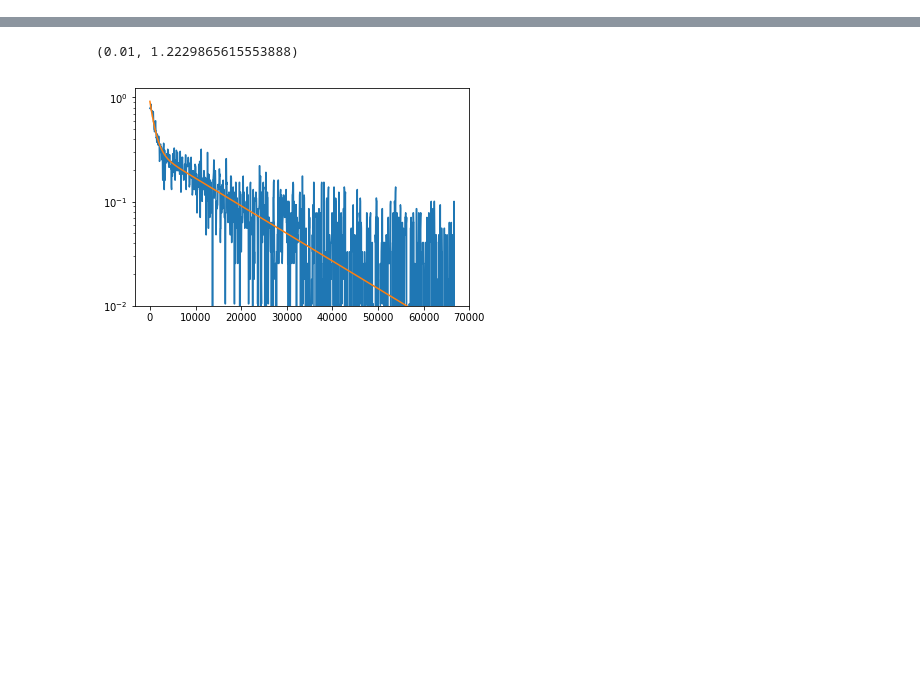
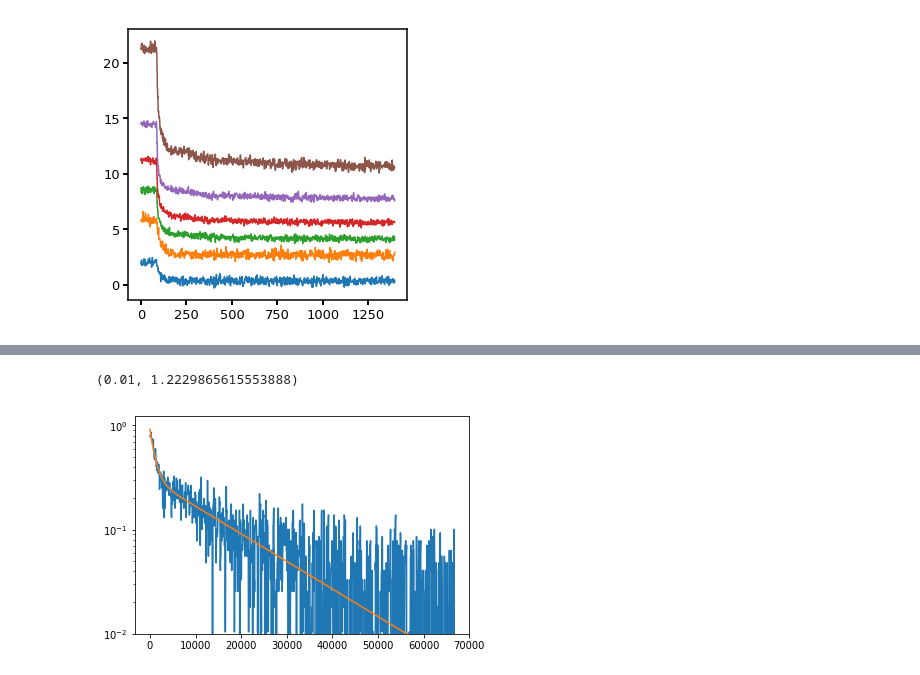
Before and after one commit to xuejianma/LabTools, a Jupyter notebook: lifeTimeProcesses.ipynb, the cells around one changed output, grey strips where cells are left out. Cells and saved outputs as stored; diff of their text form; code cells hidden in the pictures; blank space fills up the shorter version.

```diff
--- a/lifeTimeProcesses.ipynb
+++ b/lifeTimeProcesses.ipynb
@@ -73,0 +221,16 @@ plt.tight_layout()
+# %%
+%matplotlib inline
+HTL_root = "../Perovskite/HTL_ETL2/HTL_gloveBox/Data/"
+
+HTL_intensity_files = ["2020-06-25_7kHz_result_0.0010_446nm_KaiZhu_Provskite_HTLGloveBox_Im_5usx14ns_average30times_randPos_transposed.csv",
+                       "2020-06-25_7kHz_result_0.0018_446nm_KaiZhu_Provskite_HTLGloveBox_Im_5usx14ns_average30times_randPos_transposed.csv",
+                      "2020-06-25_7kHz_result_0.0098_446nm_KaiZhu_Provskite_HTLGloveBox_Im_5usx14ns_average30times_randPos_transposed.csv",
+                      "tmp2020-06-27_7kHz_result_0.0155_446nm_KaiZhu_Provskite_HTLGloveBoxRound2_Im_5usx14ns_average30times_randPos_transposed.csv",
+                       "tmp2020-06-27_7kHz_result_0.0216_446nm_KaiZhu_Provskite_HTLGloveBoxRound2_Im_5usx14ns_average30times_randPos_transposed.csv",
+                       "2020-06-25_7kHz_result_0.0155_446nm_KaiZhu_Provskite_HTLGloveBox_Im_5usx14ns_average30times_randPos_transposed.csv"]
+HTL_list = [-pd.read_csv(HTL_root+file,header=None)[0].values for file in HTL_intensity_files]
+plt.figure(figsize=(5,5))
+for ind,htl in enumerate(HTL_list):
+    plt.plot(htl+1.75*ind)
+# %% [output]
+[figure, added]
```
Also changed, not shown: parts of 11 cells of this notebook.
